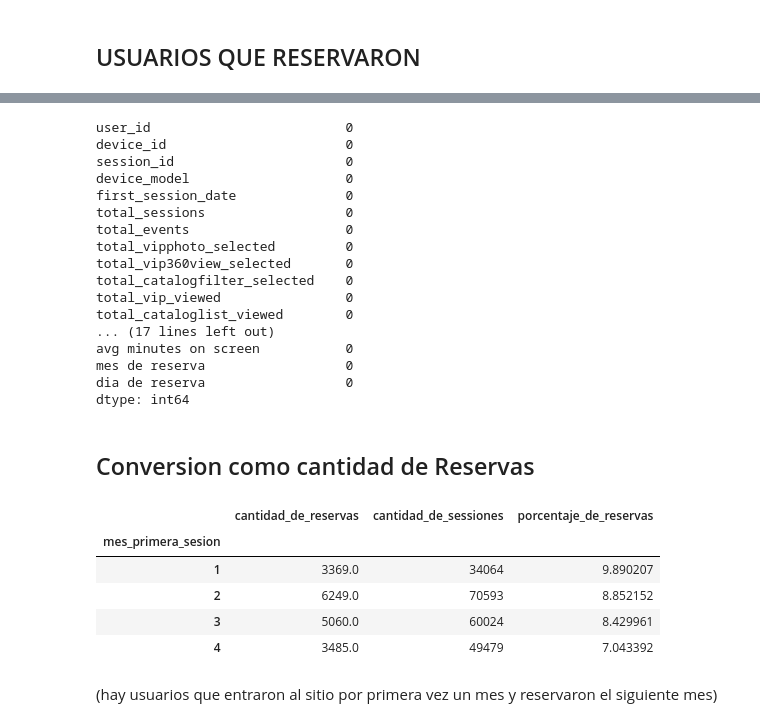
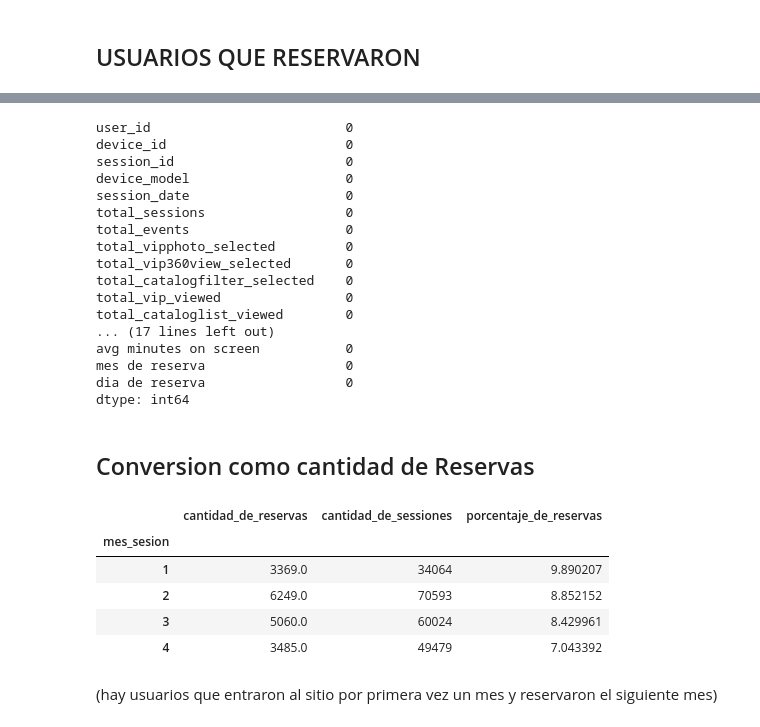
Before and after one commit to clarapinasco/UCEMA, a Jupyter notebook: Alumna/trabajo_final/trabajo_pinasco.ipynb, the cells around one changed output, grey strips where cells are left out. Cells and saved outputs as stored; diff of their text form; code cells hidden in the pictures.

```diff
--- a/Alumna/trabajo_final/trabajo_pinasco.ipynb
+++ b/Alumna/trabajo_final/trabajo_pinasco.ipynb
@@ -3,7 +3,7 @@ import pandas as pd
 import seaborn as sns
 import matplotlib.pyplot as plt
 import  matplotlib
-web=pd.read_parquet('navegacion_webb.pq', engine='pyarrow')
+web=pd.read_parquet('navegacion_web.pq', engine='pyarrow')
 # %%
 web
 # %% [output]
@@ -234,5 +231,5 @@ web
 # %%
-web=web.rename(columns={'min_session_time':'first_session_date'})
+web=web.rename(columns={'min_session_time':'session_date'})
 # %%
 web.loc[web.user_id==8820027]
 # %% [output]
@@ -242,4 +239,4 @@ web.loc[web.user_id==8820027]
 2 rows × 31 columns
 # %%
-web['mes_primera_sesion']=web.first_session_date.dt.month
+web['mes_sesion']=web['session_date'].dt.month
 # %%
@@ -465,7 +462,7 @@ user_id                         0
 device_id                       0
 session_id                      0
 device_model                    0
-first_session_date              0
+session_date                    0
 total_sessions                  0
 total_events                    0
 total_vipphoto_selected         0
@@ -481,13 +478,13 @@ dtype: int64
 # %% [markdown]
 ## Conversion como cantidad de Reservas
 # %%
-tasa_de_conversion=web.groupby('mes_primera_sesion').agg(cantidad_de_reservas=('reserved','sum'),
+tasa_de_conversion=web.groupby('mes_sesion').agg(cantidad_de_reservas=('reserved','sum'),
                                          cantidad_de_sessiones=('session_id','count'),)
 tasa_de_conversion['porcentaje_de_reservas']=tasa_de_conversion.cantidad_de_reservas/tasa_de_conversion.cantidad_de_sessiones*100
 tasa_de_conversion
 # %% [output]
 |  | cantidad_de_reservas | cantidad_de_sessiones | porcentaje_de_reservas |
-| mes_primera_sesion |  |  |  |
+| mes_sesion |  |  |  |
 | 1 | 3369.0 | 34064 | 9.890207 |
 | 2 | 6249.0 | 70593 | 8.852152 |
 | 3 | 5060.0 | 60024 | 8.429961 |
```
Also changed, not shown: parts of 28 cells of this notebook, 8 other files.
